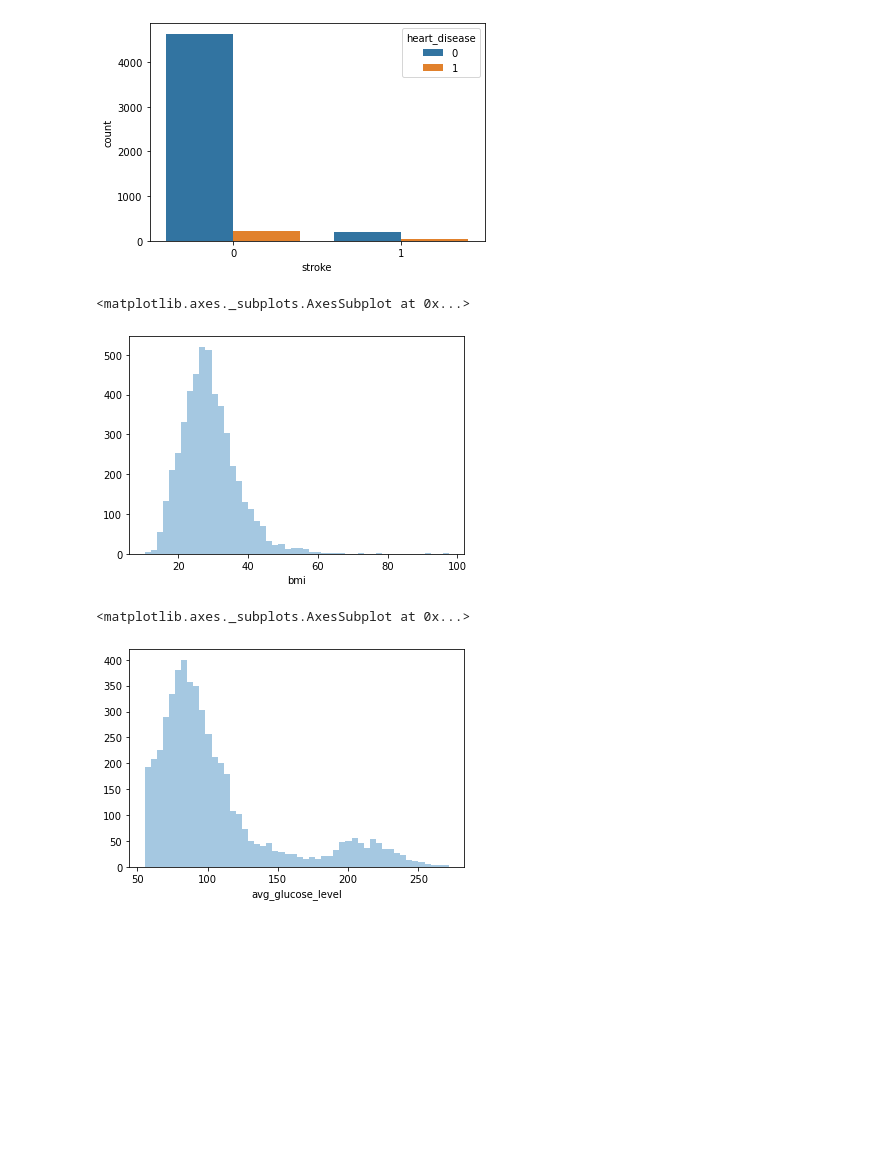
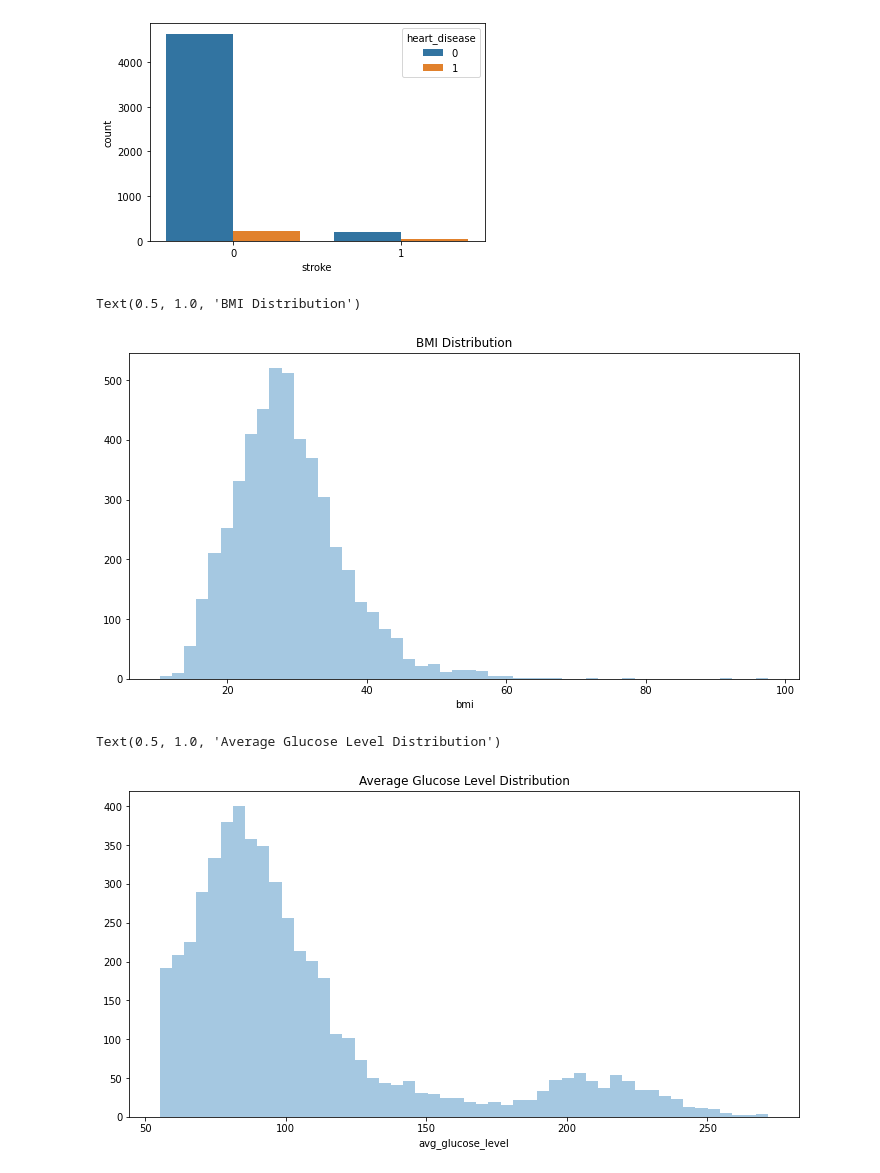
Before and after one commit to jordan-maulino/stroke_prediction, a Jupyter notebook: stroke_prediction.ipynb, the cells around one changed output. Saved outputs shown, nothing was run; the diff lists cells and outputs as text; code cells hidden in the pictures; blank space fills up the shorter version.

```diff
--- a/stroke_prediction.ipynb
+++ b/stroke_prediction.ipynb
@@ -155,12 +168,16 @@ sns.countplot(x='stroke', hue='heart_disease', data=df)
 <matplotlib.axes._subplots.AxesSubplot at 0x...>
 [figure]
 # %%
+plt.figure(figsize=(12, 6))
 sns.distplot(df.bmi, kde=False)
+plt.title("BMI Distribution")
 # %% [output]
-<matplotlib.axes._subplots.AxesSubplot at 0x...>
+Text(0.5, 1.0, 'BMI Distribution')
-[figure, old version]
+[figure, new version]
-# %%
-sns.distplot(df.avg_glucose_level, kde=False)
-# %% [output]
-<matplotlib.axes._subplots.AxesSubplot at 0x...>
-[figure, removed]
+# %%
+plt.figure(figsize=(12, 6))
+sns.distplot(df.avg_glucose_level, kde=False)
+plt.title("Average Glucose Level Distribution")
+# %% [output]
+Text(0.5, 1.0, 'Average Glucose Level Distribution')
+[figure, added]
```
Also changed, not shown: parts of 5 cells of this notebook.
